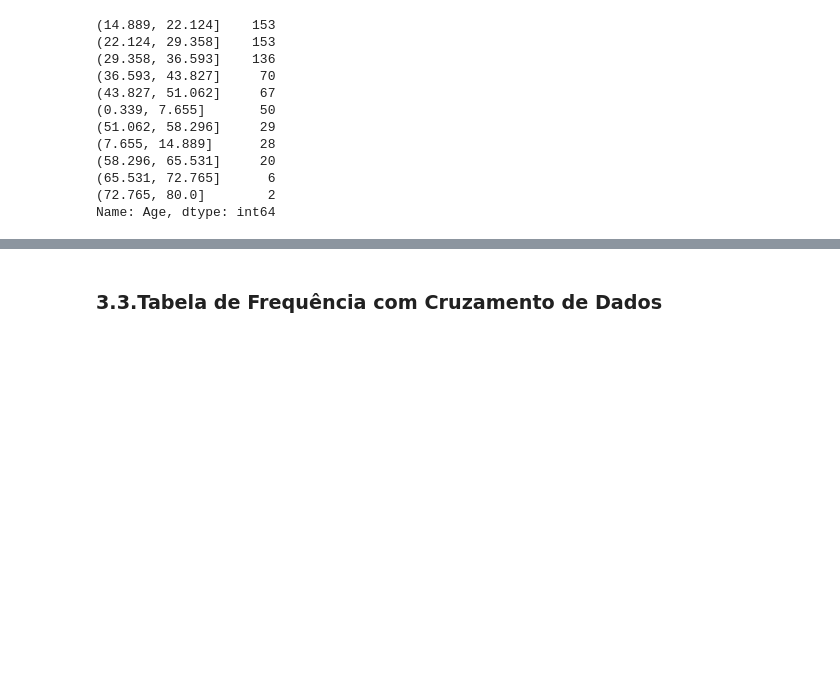
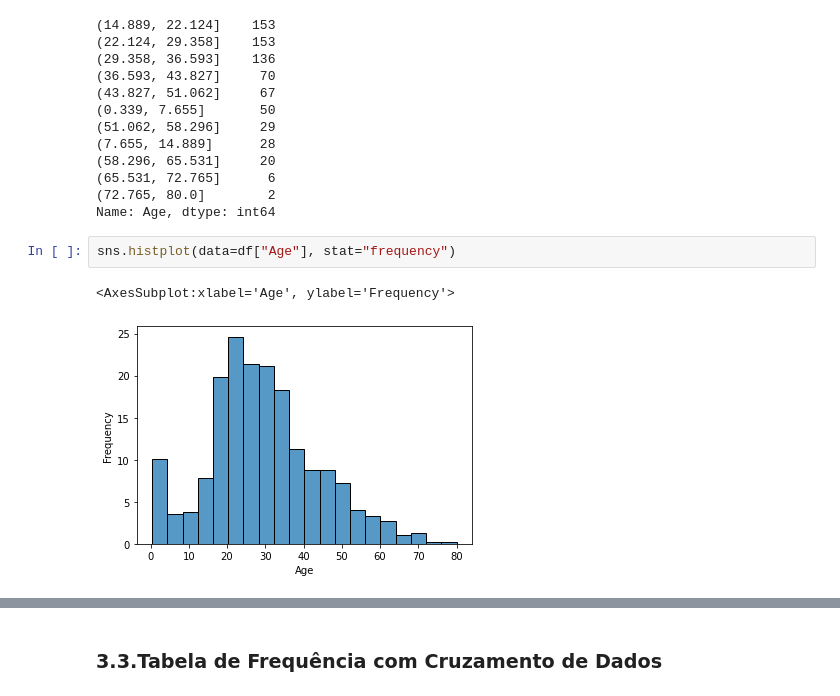
Before and after one commit to fabiobarreto-data-science/Data-Science---Let-s-Code, a Jupyter notebook: 01 - Introdução à Estatística.ipynb, the cells around one changed output, grey strips where cells are left out. Drawn from its saved outputs; the diff is of its cells as text; blank space fills up the shorter version.

```diff
--- a/01 - Introdução à Estatística.ipynb
+++ b/01 - Introdução à Estatística.ipynb
@@ -1086,3 +1086,8 @@ pd.cut(x=df["Age"], bins=k, include_lowest=True).value_counts()
 (65.531, 72.765]      6
 (72.765, 80.0]        2
 Name: Age, dtype: int64
+# %%
+sns.histplot(data=df["Age"], stat="frequency")
+# %% [output]
+<AxesSubplot:xlabel='Age', ylabel='Frequency'>
+[figure, added]
```
Also changed, not shown: parts of 9 cells of this notebook.
